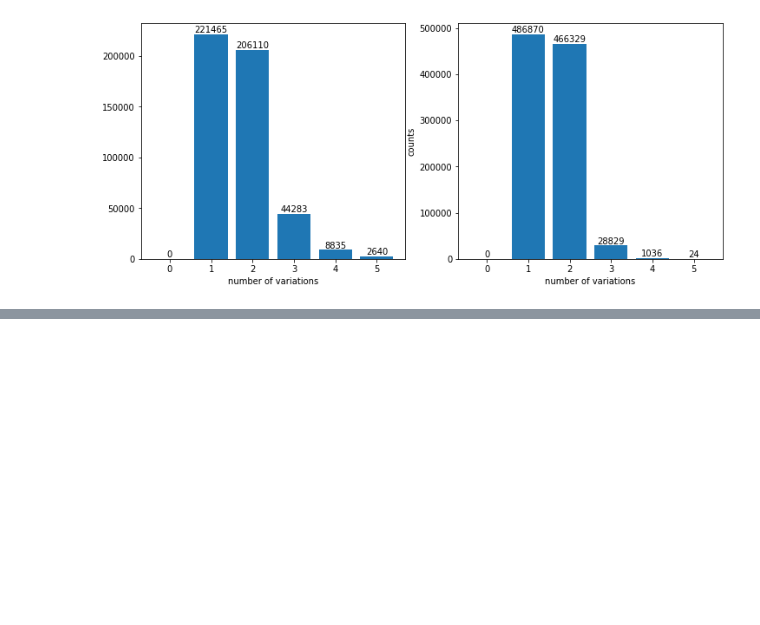
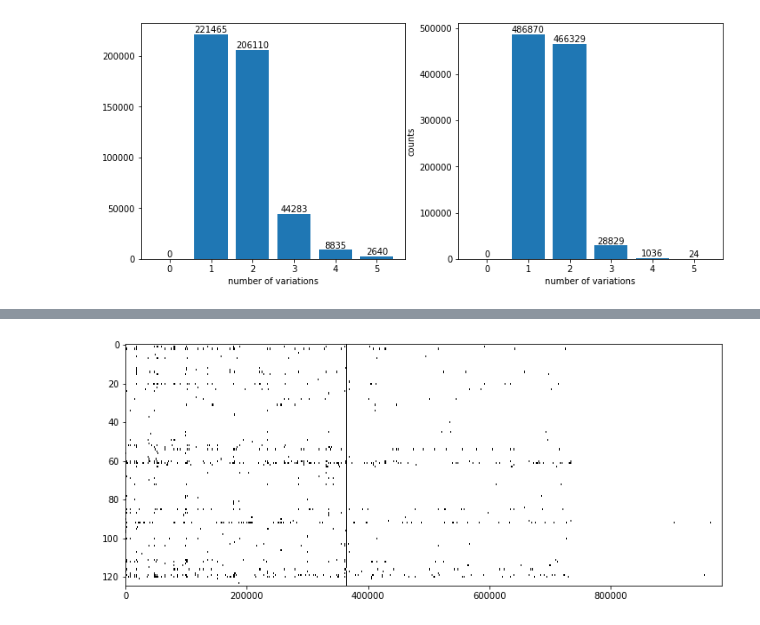
Before and after one commit to solislemuslab/dna-nn, a Jupyter notebook: zhaoyi/graphs.ipynb, the cells around one changed output, grey strips where cells are left out. Drawn from its saved outputs; the diff is of its cells as text; code cells hidden in the pictures; blank space fills up the shorter version.

```diff
--- a/zhaoyi/graphs.ipynb
+++ b/zhaoyi/graphs.ipynb
@@ -253,0 +270,6 @@ plt.show()
+# %%
+plt.figure(figsize=(12, 5))
+plt.imshow(missing_staph, aspect='auto', cmap='gray')
+plt.show()
+# %% [output]
+[figure, added]
```
Also changed, not shown: parts of 8 cells of this notebook, 4 other files.
